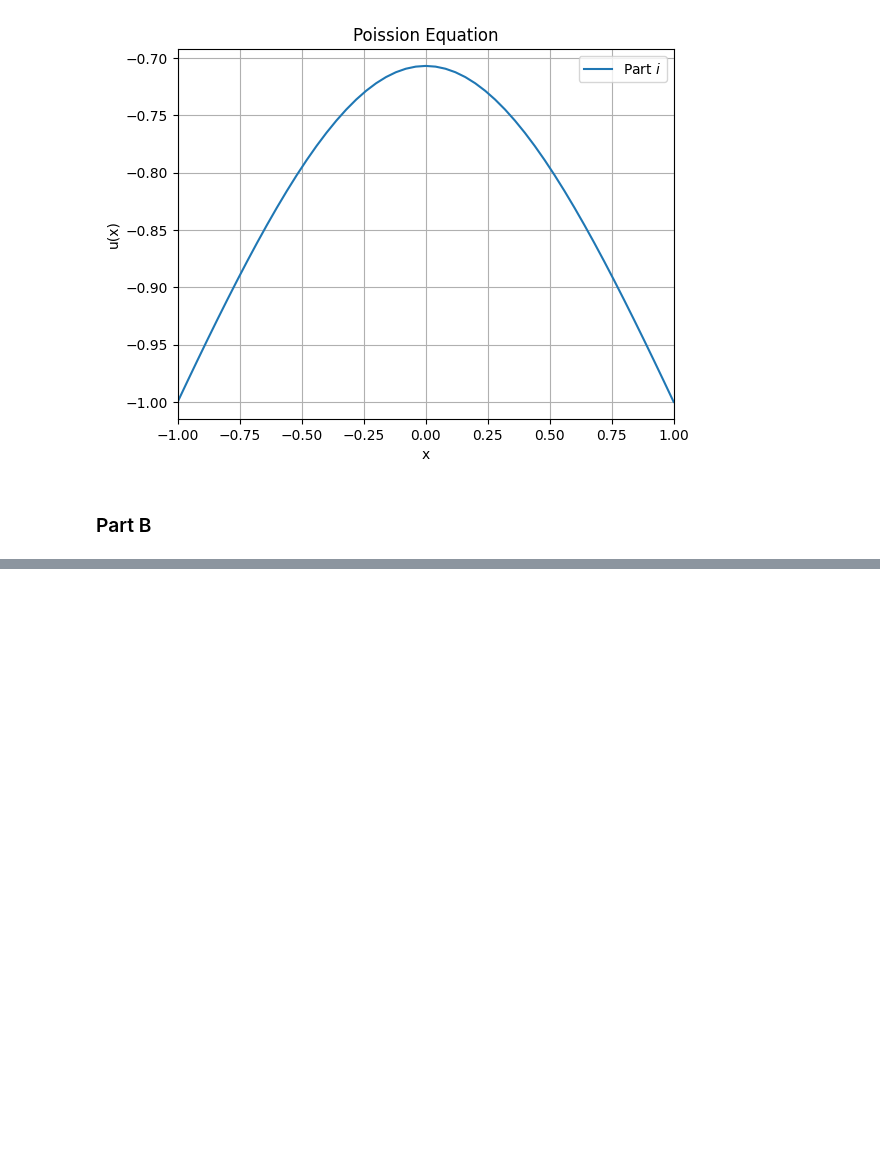
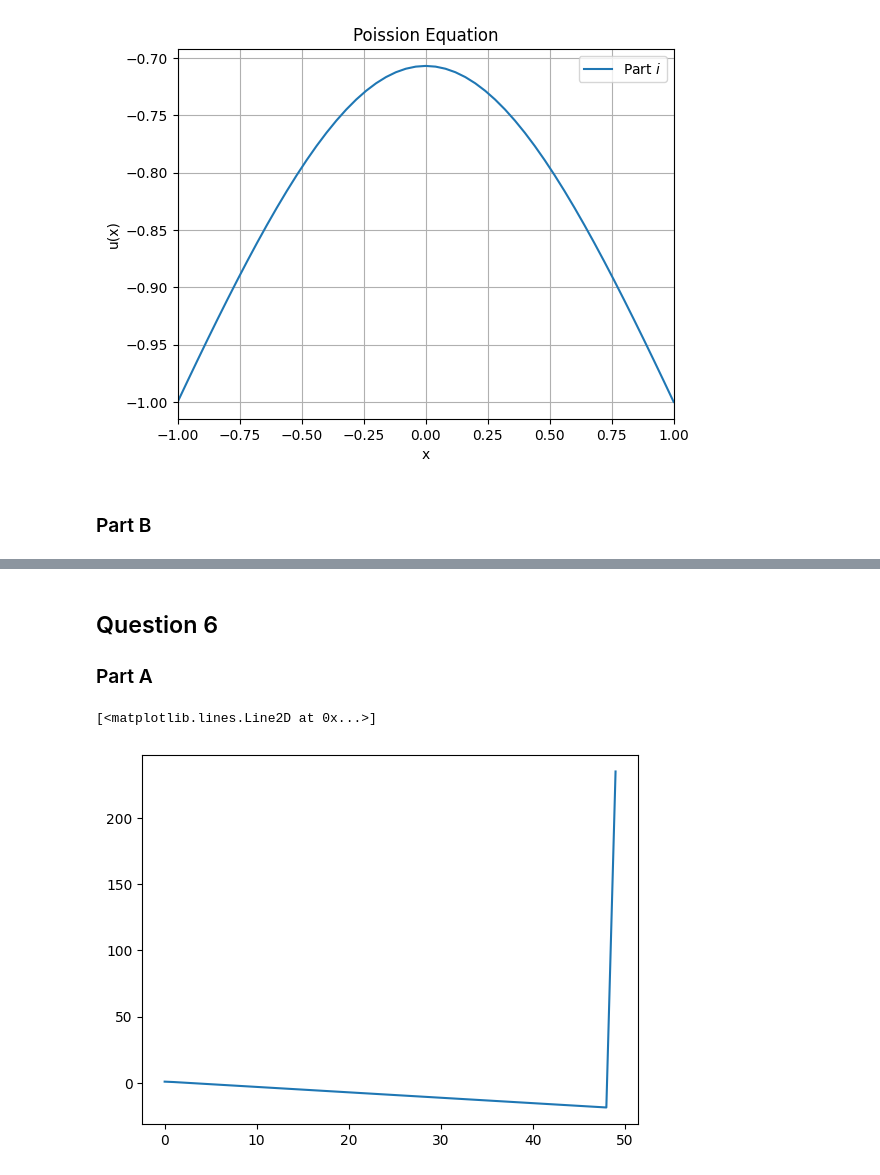
Before and after one commit to LudoOliver/emat30008, a Jupyter notebook: SciCompDemos.ipynb, the cells around one changed output, grey strips where cells are left out. Drawn from its saved outputs; the diff is of its cells as text; code cells hidden in the pictures; blank space fills up the shorter version.

```diff
--- a/SciCompDemos.ipynb
+++ b/SciCompDemos.ipynb
@@ -227,0 +400,21 @@ print(f"")
+# %% [markdown]
+## Question 6
+### Part A
+# %%
+LeftBC = ("D",0)
+RightBC = ("D",1/2)
+Peclet = 1
+def QuestionSixSourceTerm(x,u):
+    u=np.r_[LeftBC[1],u]
+    u= np.r_[u,RightBC[1]]
+    StepSize = x[1]-x[0]
+    dx = np.zeros(shape=np.shape(u))
+    for i in range(1,len(u)-1):
+        dx[i] = (u[i+1]-u[i-1])/(2*StepSize)
+    return Peclet*(1-dx[1:-1])
+x = np.linspace(0,10)
+u = np.square(x)
+plt.plot(QuestionSixSourceTerm(x,u))
+# %% [output]
+[<matplotlib.lines.Line2D at 0x...>]
+[figure, added]
```
Also changed, not shown: parts of 19 cells of this notebook, 4 other files.
